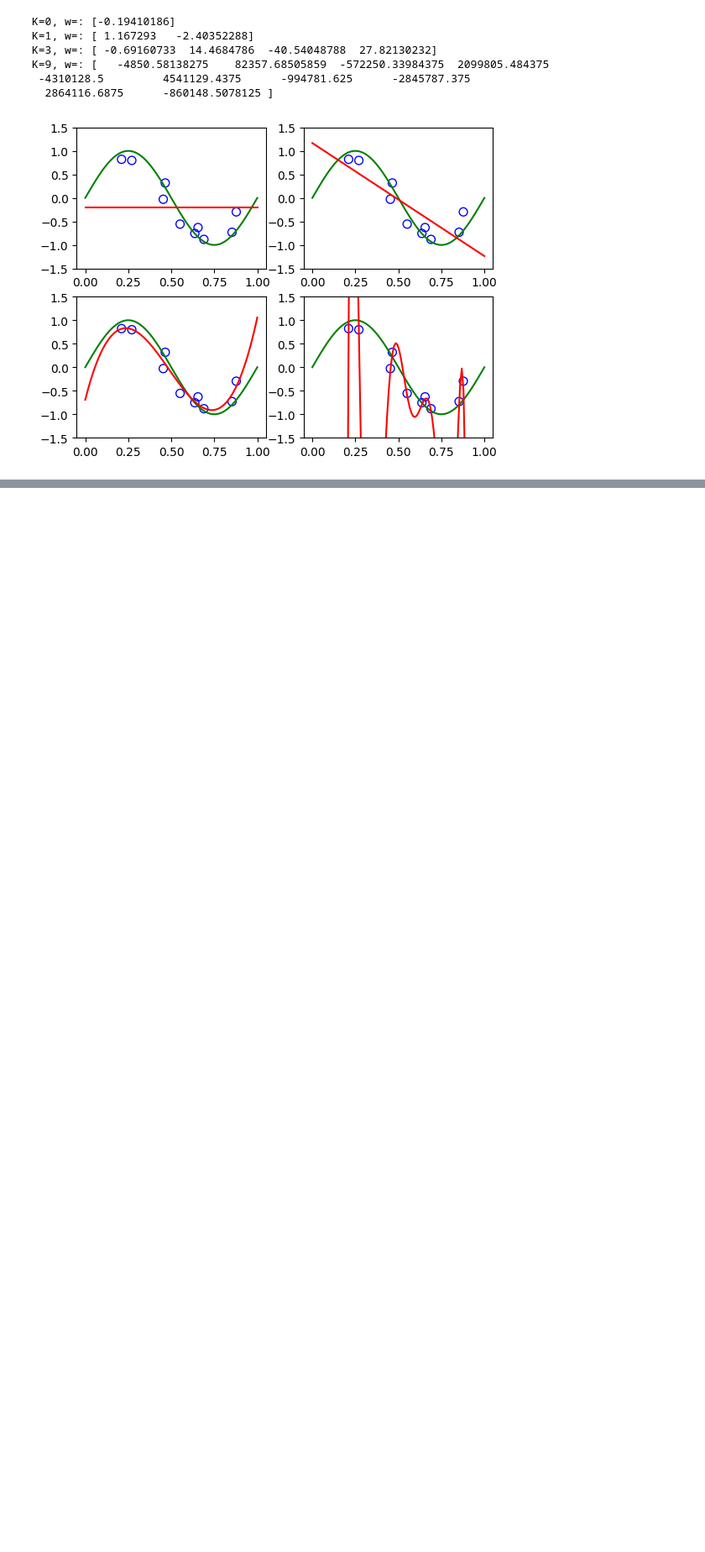
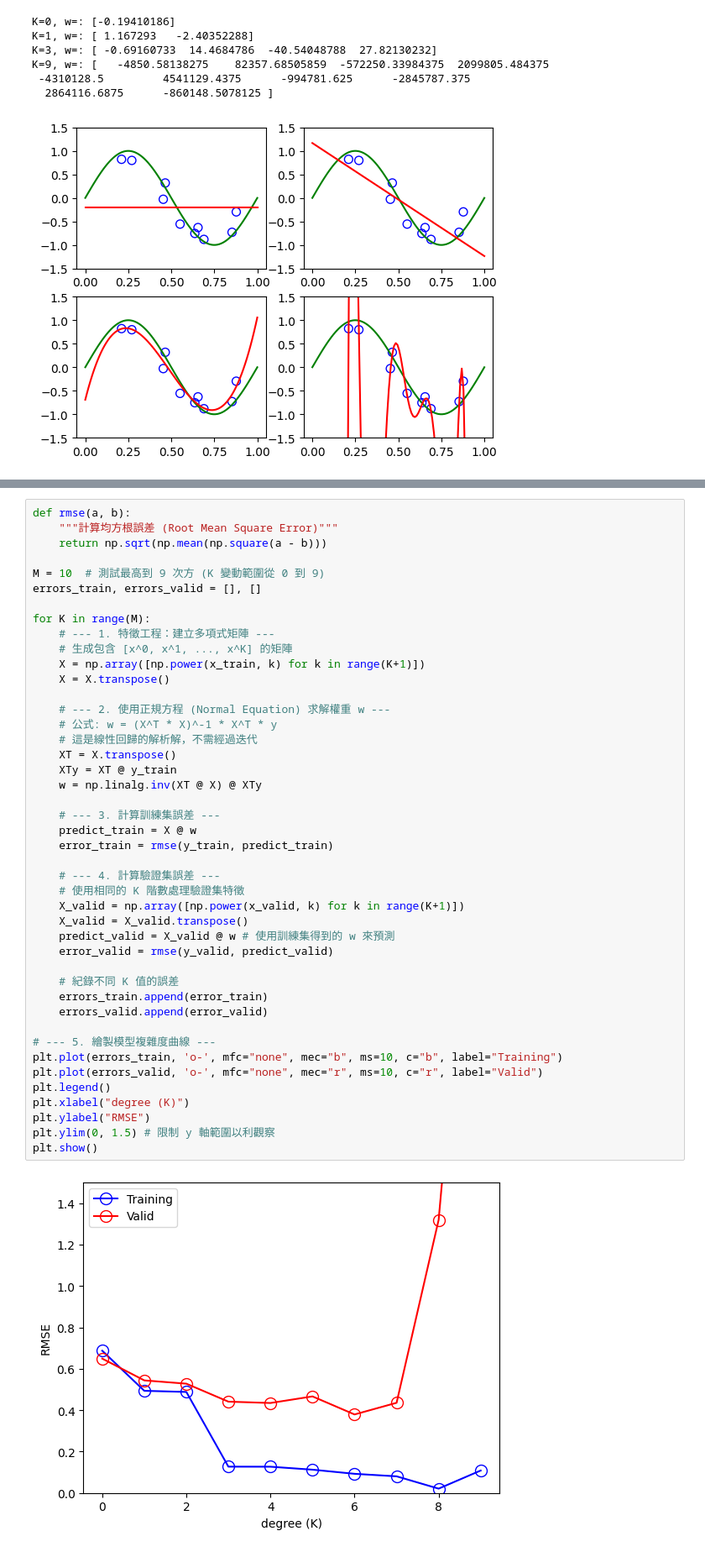
Before and after one commit to billy1125/Machine-Learning, a Jupyter notebook: Model Evaluation.ipynb, the cells around one changed output, grey strips where cells are left out. Shown at 84% size. Drawn from its saved outputs; the diff is of its cells as text; blank space fills up the shorter version.

```diff
--- a/Model Evaluation.ipynb
+++ b/Model Evaluation.ipynb
@@ -138,0 +221,46 @@ w=: [-8.33472224e-02  1.73035496e+01 -2.69357669e+02  2.44170966e+03
+# %%
+def rmse(a, b):
+    """計算均方根誤差 (Root Mean Square Error)"""
+    return np.sqrt(np.mean(np.square(a - b)))
+
+M = 10  # 測試最高到 9 次方 (K 變動範圍從 0 到 9)
+errors_train, errors_valid = [], []
+
+for K in range(M):
+    # --- 1. 特徵工程：建立多項式矩陣 ---
+    # 生成包含 [x^0, x^1, ..., x^K] 的矩陣
+    X = np.array([np.power(x_train, k) for k in range(K+1)])
+    X = X.transpose()
+
+    # --- 2. 使用正規方程 (Normal Equation) 求解權重 w ---
+    # 公式: w = (X^T * X)^-1 * X^T * y
+    # 這是線性回歸的解析解，不需經過迭代
+    XT = X.transpose()
+    XTy = XT @ y_train
+    w = np.linalg.inv(XT @ X) @ XTy
+
+    # --- 3. 計算訓練集誤差 ---
+    predict_train = X @ w
+    error_train = rmse(y_train, predict_train)
+
+    # --- 4. 計算驗證集誤差 ---
+    # 使用相同的 K 階數處理驗證集特徵
+    X_valid = np.array([np.power(x_valid, k) for k in range(K+1)])
+    X_valid = X_valid.transpose()
+    predict_valid = X_valid @ w # 使用訓練集得到的 w 來預測
+    error_valid = rmse(y_valid, predict_valid)
+
+    # 紀錄不同 K 值的誤差
+    errors_train.append(error_train)
+    errors_valid.append(error_valid)
+
+# --- 5. 繪製模型複雜度曲線 ---
+plt.plot(errors_train, 'o-', mfc="none", mec="b", ms=10, c="b", label="Training")
+plt.plot(errors_valid, 'o-', mfc="none", mec="r", ms=10, c="r", label="Valid")
+plt.legend()
+plt.xlabel("degree (K)")
+plt.ylabel("RMSE")
+plt.ylim(0, 1.5) # 限制 y 軸範圍以利觀察
+plt.show()
+# %% [output]
+[figure, added]
```
Also changed, not shown: parts of 23 cells of this notebook, 2 other files.
